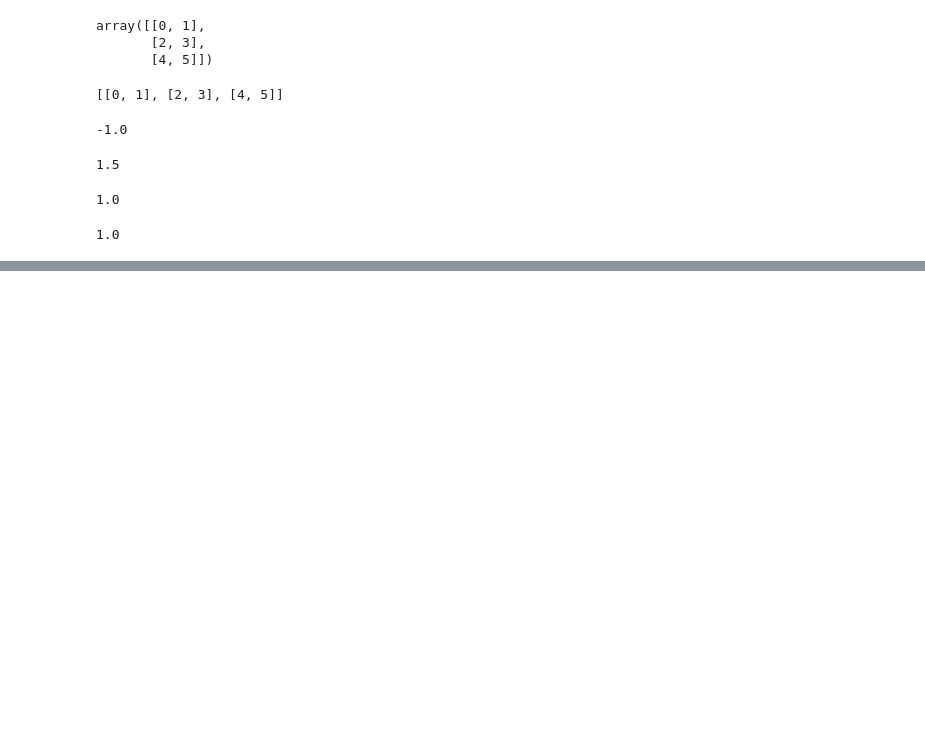
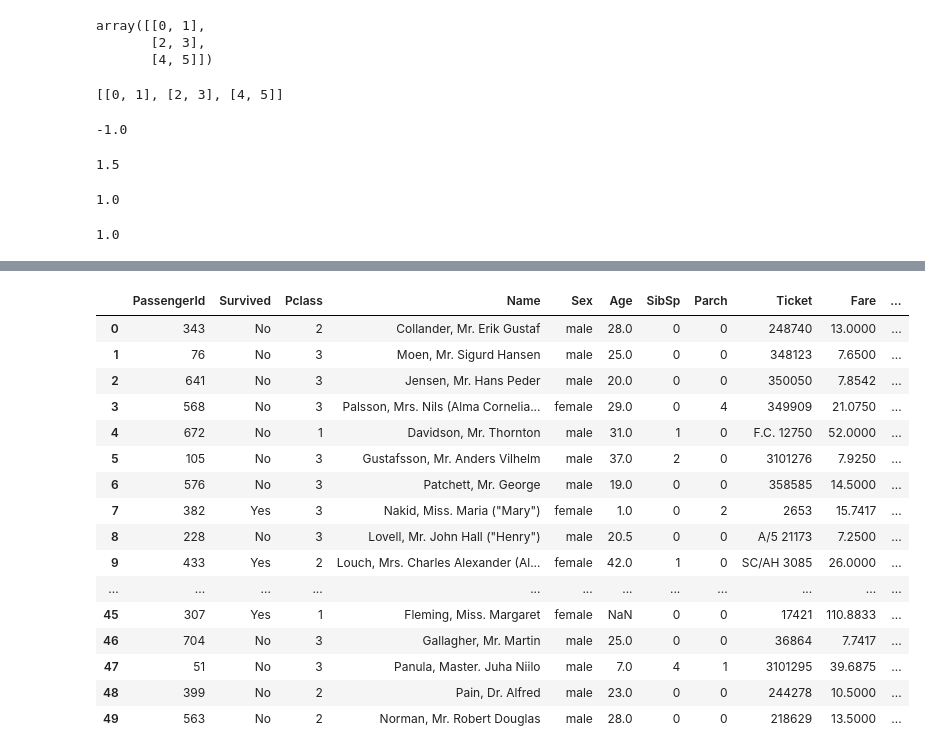
Before and after one commit to Aladji92/cp2, a Jupyter notebook: python.ipynb, the cells around one changed output, grey strips where cells are left out. Saved outputs shown, nothing was run; the diff lists cells and outputs as text; code cells hidden in the pictures; blank space fills up the shorter version.

```diff
--- a/python.ipynb
+++ b/python.ipynb
@@ -117,0 +250,20 @@ print(covariance)
+# %%
+df.head(50)
+# %% [output]
+|  | PassengerId | Survived | Pclass | Name | Sex | Age | SibSp | Parch | Ticket | Fare | ... |
+| 0 | 343 | No | 2 | Collander, Mr. Erik Gustaf | male | 28.0 | 0 | 0 | 248740 | 13.0000 | ... |
+| 1 | 76 | No | 3 | Moen, Mr. Sigurd Hansen | male | 25.0 | 0 | 0 | 348123 | 7.6500 | ... |
+| 2 | 641 | No | 3 | Jensen, Mr. Hans Peder | male | 20.0 | 0 | 0 | 350050 | 7.8542 | ... |
+| 3 | 568 | No | 3 | Palsson, Mrs. Nils (Alma Cornelia... | female | 29.0 | 0 | 4 | 349909 | 21.0750 | ... |
+| 4 | 672 | No | 1 | Davidson, Mr. Thornton | male | 31.0 | 1 | 0 | F.C. 12750 | 52.0000 | ... |
+| 5 | 105 | No | 3 | Gustafsson, Mr. Anders Vilhelm | male | 37.0 | 2 | 0 | 3101276 | 7.9250 | ... |
+| 6 | 576 | No | 3 | Patchett, Mr. George | male | 19.0 | 0 | 0 | 358585 | 14.5000 | ... |
+| 7 | 382 | Yes | 3 | Nakid, Miss. Maria ("Mary") | female | 1.0 | 0 | 2 | 2653 | 15.7417 | ... |
+| 8 | 228 | No | 3 | Lovell, Mr. John Hall ("Henry") | male | 20.5 | 0 | 0 | A/5 21173 | 7.2500 | ... |
+| 9 | 433 | Yes | 2 | Louch, Mrs. Charles Alexander (Al... | female | 42.0 | 1 | 0 | SC/AH 3085 | 26.0000 | ... |
+| ... | ... | ... | ... | ... | ... | ... | ... | ... | ... | ... | ... |
+| 45 | 307 | Yes | 1 | Fleming, Miss. Margaret | female | NaN | 0 | 0 | 17421 | 110.8833 | ... |
+| 46 | 704 | No | 3 | Gallagher, Mr. Martin | male | 25.0 | 0 | 0 | 36864 | 7.7417 | ... |
+| 47 | 51 | No | 3 | Panula, Master. Juha Niilo | male | 7.0 | 4 | 1 | 3101295 | 39.6875 | ... |
+| 48 | 399 | No | 2 | Pain, Dr. Alfred | male | 23.0 | 0 | 0 | 244278 | 10.5000 | ... |
+| 49 | 563 | No | 2 | Norman, Mr. Robert Douglas | male | 28.0 | 0 | 0 | 218629 | 13.5000 | ... |
```
Also changed, not shown: parts of 25 cells of this notebook.
